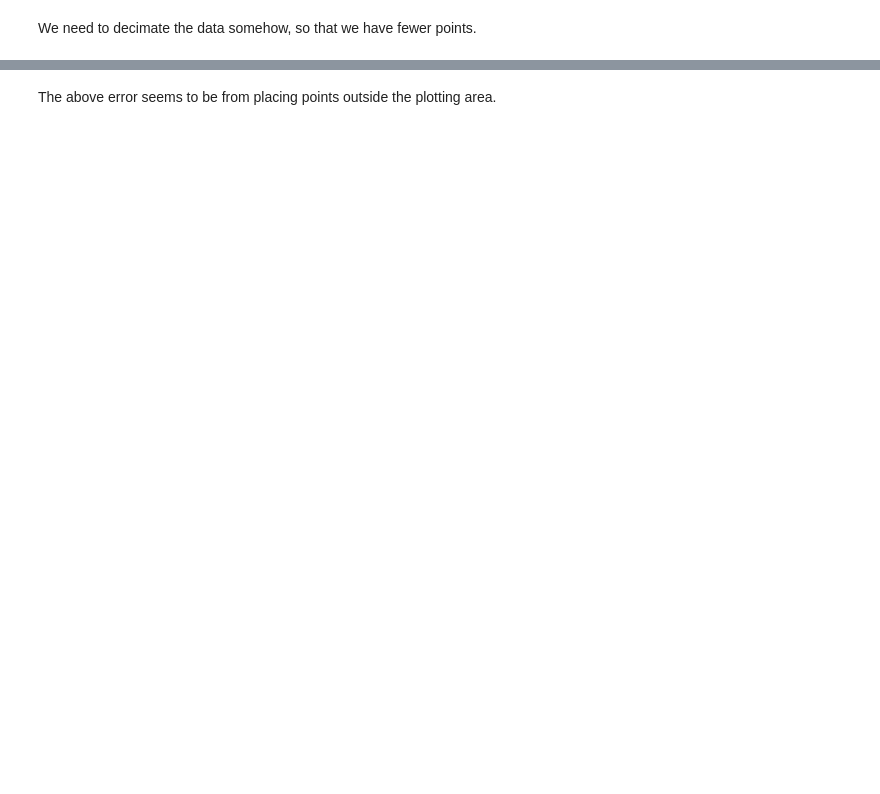
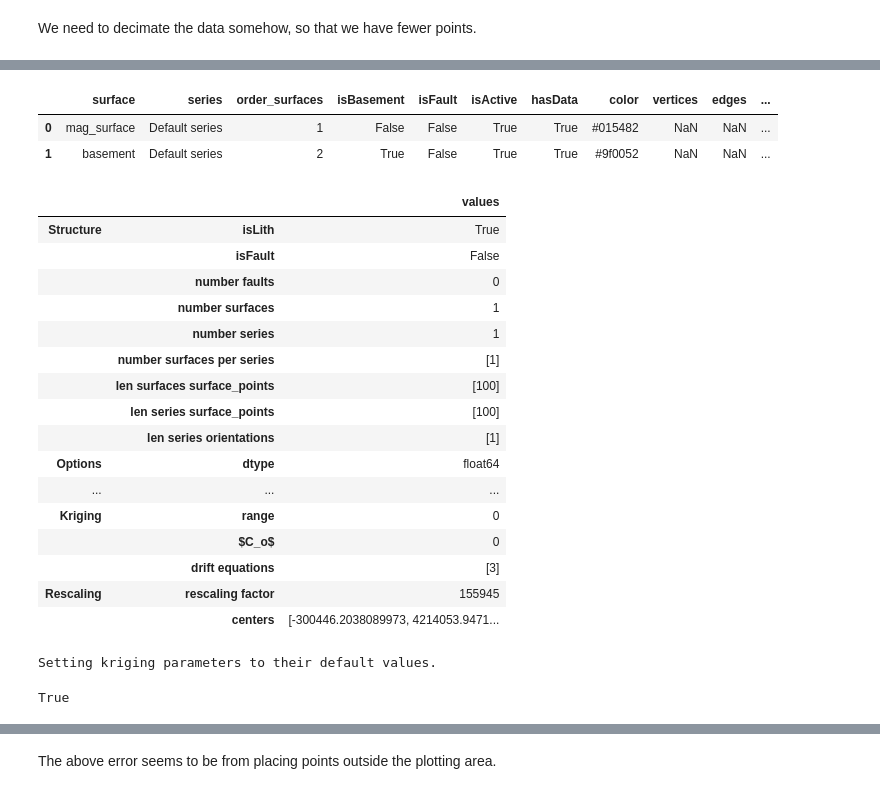
Before and after one commit to softwareunderground/gostin, a Jupyter notebook: notebooks/netCDF into GemPy.ipynb, the cells around one changed output, grey strips where cells are left out. Drawn from its saved outputs; the diff is of its cells as text; code cells hidden in the pictures; blank space fills up the shorter version.

```diff
--- a/notebooks/netCDF into GemPy.ipynb
+++ b/notebooks/netCDF into GemPy.ipynb
@@ -125,2 +106,0 @@ geo_model.set_surface_points(dec_df_fat_grid)
-# %%
-geo_model.add_surfaces(['basement'])
@@ -130,0 +107,4 @@ geo_model.add_surfaces(['basement'])
+# %%
+# Setting the df to gempy
+geo_model.set_surface_points(dec_df_fat_grid,
+                             update_surfaces=False)
@@ -130,0 +137,3 @@ geo_model.add_surfaces(['basement'])
+# %%
+# Create a dummy orientation far away from the model
+geo_model.add_orientations(-323835.075764, 4.223884e+06, 36000.098226, pole_vector=(0,0,1), surface='mag_surface')
@@ -130,0 +149,7 @@ geo_model.add_surfaces(['basement'])
+# %%
+geo_model.set_regular_grid([geo_model.surface_points.df['X'].min(),
+                           geo_model.surface_points.df['X'].max(),
+                           geo_model.surface_points.df['Y'].min(),
+                           geo_model.surface_points.df['Y'].max(),
+                           geo_model.surface_points.df['Z'].min(),
+                           geo_model.surface_points.df['Z'].max()], [50,50,50])
@@ -131,3 +168,39 @@ geo_model.add_surfaces(['basement'])
+# %%
+geo_model.surfaces.df
+# %% [output]
+|  | surface | series | order_surfaces | isBasement | isFault | isActive | hasData | color | vertices | edges | ... |
+| 0 | mag_surface | Default series | 1 | False | False | True | True | #015482 | NaN | NaN | ... |
+| 1 | basement | Default series | 2 | True | False | True | True | #9f0052 | NaN | NaN | ... |
+# %%
+# The default value of the covariance is 0 because we didn't
+# have orientations when we use set_interpolator
+geo_model.additional_data
+# %% [output]
+|  |  | values |
+| Structure | isLith | True |
+|  | isFault | False |
+|  | number faults | 0 |
+|  | number surfaces | 1 |
+|  | number series | 1 |
+|  | number surfaces per series | [1] |
+|  | len surfaces surface_points | [100] |
+|  | len series surface_points | [100] |
+|  | len series orientations | [1] |
+| Options | dtype | float64 |
+| ... | ... | ... |
+| Kriging | range | 0 |
+|  | $C_o$ | 0 |
+|  | drift equations | [3] |
+| Rescaling | rescaling factor | 155945 |
+|  | centers | [-300446.2038089973, 4214053.9471... |
+# %%
+# To set the default values now that all data is in place
+# we need to call the followin
+geo_model.update_additional_data()
+geo_model.update_to_interpolator()
+# %% [output]
+Setting kriging parameters to their default values.
+True
 # %%
 gp.compute_model(geo_model)
 # %% [output]
```
Also changed, not shown: parts of 32 cells of this notebook.
